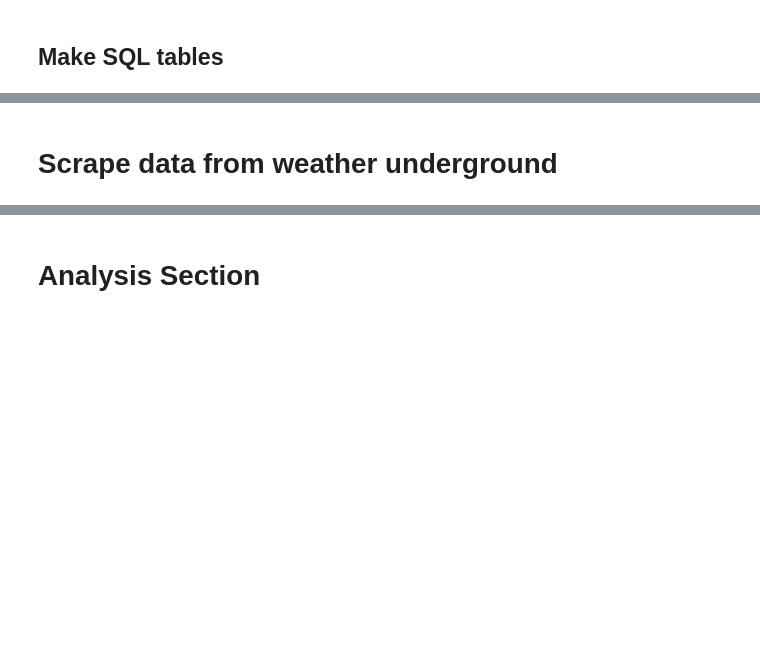
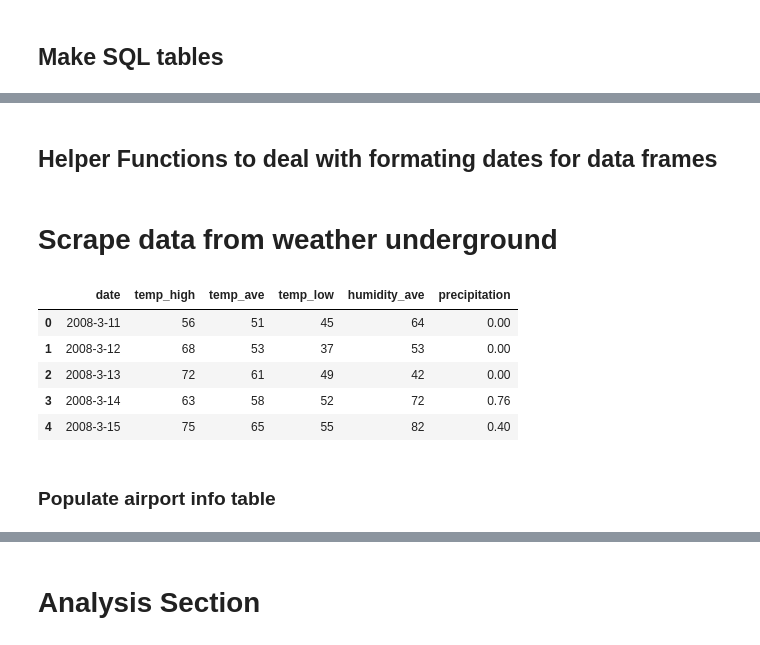
Before and after one commit to cwfink/Fink_ay250_homework, a Jupyter notebook: hw_5/HW_5.ipynb, the cells around one changed output, grey strips where cells are left out. Cells and saved outputs as stored; diff of their text form; code cells hidden in the pictures; blank space fills up the shorter version.

```diff
--- a/hw_5/HW_5.ipynb
+++ b/hw_5/HW_5.ipynb
@@ -72,0 +84,2 @@ OperationalError: table info already exists
+# %% [markdown]
+## Helper Functions to deal with formating dates for data frames
@@ -167,0 +282,13 @@ def get_date_range_to_query(date_start,date_end):
+# %%
+toot = get_weather_data('KATL')
+# %%
+toot.head()
+# %% [output]
+|  | date | temp_high | temp_ave | temp_low | humidity_ave | precipitation |
+| 0 | 2008-3-11 | 56 | 51 | 45 | 64 | 0.00 |
+| 1 | 2008-3-12 | 68 | 53 | 37 | 53 | 0.00 |
+| 2 | 2008-3-13 | 72 | 61 | 49 | 42 | 0.00 |
+| 3 | 2008-3-14 | 63 | 58 | 52 | 72 | 0.76 |
+| 4 | 2008-3-15 | 75 | 65 | 55 | 82 | 0.40 |
+# %% [markdown]
+### Populate airport info table
```
Also changed, not shown: parts of 16 cells of this notebook.
